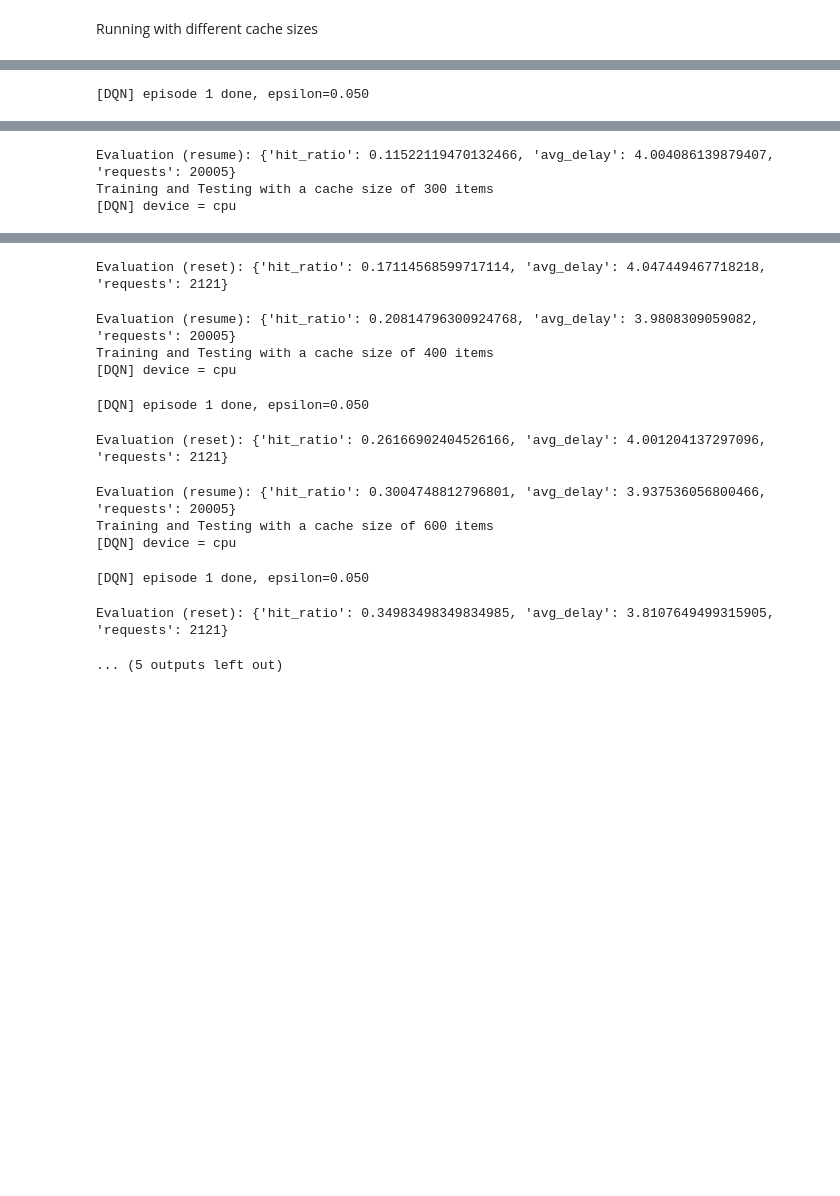
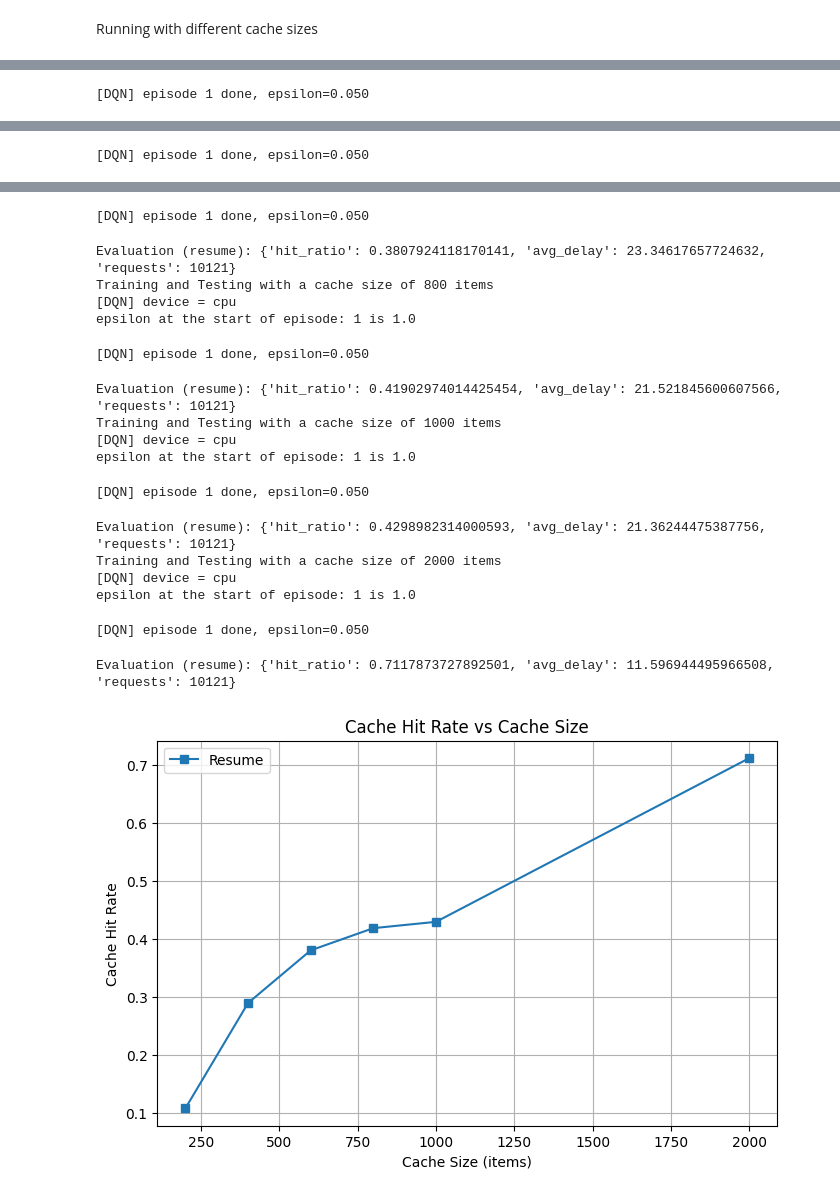
Before and after one commit to MrTbag/Optimum-Caching-Policy-for-IoV, a Jupyter notebook: MACCED.ipynb, the cells around one changed output, grey strips where cells are left out. Drawn from its saved outputs; the diff is of its cells as text; code cells hidden in the pictures; blank space fills up the shorter version.

```diff
--- a/MACCED.ipynb
+++ b/MACCED.ipynb
@@ -653,10 +653,10 @@ SIGMA2 = 3.98e-15           # σ^2 noise power: -114 dBm -> 3.98e-15 W
 # Tx powers (W) from dBm: p_v=3 dBm, p_s=30 dBm, p_M=43 dBm
 P_V = 0.002                 # 3 dBm
 P_S = 1.0                   # 30 dBm
-P_M = 19.95                 # 43 dBm
+P_M = 19.95                # 43 dBm
 
 WIRED_R_RP = 100e6          # R_{R,R'} fixed wired (bits/s), as in paper text
-MBS_DISTANCE = 2_000.0      # meters (assumption; paper doesn’t fix—tunable)
+MBS_DISTANCE = 100_000.0      # meters (assumption; paper doesn’t fix—tunable)
 
 # Large-scale path loss + log-normal shadowing (used by channel_gain below)
 PATHLOSS_EXP = 3.0
@@ -1181,13 +1181,14 @@ def train_dqn_shared(
     train_ratings, user_id_to_idx, movie_id_to_idx,
     episodes=3,
     batch_size=128,
-    replay_cap=50_000,
-    epsilon_start=1.0, epsilon_end=0.05, epsilon_decay=0.995,
-    target_sync=200,
+    replay_cap=500_000,
+    epsilon_start=1.0, epsilon_end=0.05, epsilon_decay=0.999,
+    target_sync=1000,
     lr=LR, gamma=GAMMA,
     device=None,
     train_fraction=1.0,         # <--- NEW: fraction of training timeline to use (0<..<=1)
-    use_prefix_window=True      # <--- NEW: keep first fraction to preserve chronology
+    use_prefix_window=True,      # <--- NEW: keep first fraction to preserve chronology
+    warm_up_min_samples = 10_000
 ):
     """
     Shared DQN across all RSUs. Chronological timestamps; vehicles move by real Δt.
@@ -1230,13 +1231,16 @@ def train_dqn_shared(
     neighbors = rsu_neighbors_map(rsus)
 
     epsilon = epsilon_start
+    epsilon_reset_rate = 0.2
     global_step = 0
 
     for ep in range(1, episodes+1):
+        print(f"epsilon at the start of episode: {ep} is {epsilon}")
         reset_episode(vehicles, rsus)
         init_caches_from_popularity(rsus, vehicles)
         _stamp_prev_rsu_indices(vehicles)
         user2veh = build_user_to_vehicle_map(vehicles)
+        epsilon = max(epsilon, epsilon_start - (epsilon_start * epsilon_reset_rate * ep))
 
         # prev_ts must come from the (possibly sliced) list
         prev_ts = ts_list[0]
@@ -1281,8 +1285,7 @@ def train_dqn_shared(
                 if out is None:
                     continue
 
-                # optimize if buffer ready
-                if len(replay) >= batch_size:
+                if len(replay) >= warm_up_min_samples:
                     s, a, r, s1 = replay.sample(batch_size)
                     s  = torch.from_numpy(s).to(device)             # [B,S]
                     a  = torch.from_numpy(a).to(device).view(-1,1)  # [B,1]
@@ -1507,9 +1465,10 @@ Evaluation (resume): {'hit_ratio': 0.2979255186203449, 'avg_delay': 3.9330568707
 # %% [markdown]
 Running with different cache sizes
 # %%
+ENABLE_ARRIVAL_NUDGE = False
 import matplotlib.pyplot as plt
 
-cache_options = [200, 300, 400, 600, 800]
+cache_options = [200, 400, 600, 800, 1000, 2000]
 
 hit_rates_reset = []
 hit_rates_resume = []
@@ -1527,12 +1486,12 @@ for opt in cache_options:
         rsus, vehicles,
         train_ratings, user_id_to_idx, movie_id_to_idx,
         episodes=1,
-        batch_size=64,
-        train_fraction=0.4,
+        batch_size=128,
+        train_fraction=0.2,
         use_prefix_window=True,
         epsilon_start=1.0,
         epsilon_end=0.05,
-        epsilon_decay=0.99,
+        epsilon_decay=0.999,
     )
 
     # optionally capture the end-of-train world state
@@ -1541,14 +1500,14 @@ for opt in cache_options:
     # 2) evaluate on test set
 
     # (a) RESET
-    metrics_reset = evaluate_dqn_on_test(
-        rsus, vehicles,
-        test_ratings, user_id_to_idx, movie_id_to_idx,
-        q_net,
-        start_mode="reset",
-        test_fraction=1
-    )
-    print("Evaluation (reset):", metrics_reset)
+    # metrics_reset = evaluate_dqn_on_test(
+    #     rsus, vehicles,
+    #     test_ratings, user_id_to_idx, movie_id_to_idx,
+    #     q_net,
+    #     start_mode="reset",
+    #     test_fraction=1
+    # )
+    # print("Evaluation (reset):", metrics_reset)
 
     # (b) RESUME
     metrics_resume = evaluate_dqn_on_test(
@@ -1557,16 +1516,16 @@ for opt in cache_options:
         q_net,
         start_mode="resume",
         resume_snapshot=train_end_snapshot,
-        test_fraction=1
+        test_fraction=0.5
     )
     print("Evaluation (resume):", metrics_resume)
 
-    hit_rates_reset.append(metrics_reset['hit_ratio'])
+    # hit_rates_reset.append(metrics_reset['hit_ratio'])
     hit_rates_resume.append(metrics_resume['hit_ratio'])
 
 # Plot
 plt.figure(figsize=(8,5))
-plt.plot(cache_options, hit_rates_reset, marker="o", label="Reset")
+# plt.plot(cache_options, hit_rates_reset, marker="o", label="Reset")
 plt.plot(cache_options, hit_rates_resume, marker="s", label="Resume")
 plt.xlabel("Cache Size (items)")
 plt.ylabel("Cache Hit Rate")
@@ -1582,3 +1545 @@ Evaluation (reset): {'hit_ratio': 0.09335219236209336, 'avg_delay': 4.0514325475
-Evaluation (resume): {'hit_ratio': 0.11522119470132466, 'avg_delay': 4.004086139879407, 'requests': 20005}
-Training and Testing with a cache size of 300 items
-[DQN] device = cpu
+[DQN] episode 1 done, epsilon=0.050
@@ -1586,12 +1550,18 @@ Training and Testing with a cache size of 300 items
-Evaluation (reset): {'hit_ratio': 0.17114568599717114, 'avg_delay': 4.047449467718218, 'requests': 2121}
+[DQN] episode 1 done, epsilon=0.050
-Evaluation (resume): {'hit_ratio': 0.20814796300924768, 'avg_delay': 3.9808309059082, 'requests': 20005}
-Training and Testing with a cache size of 400 items
+Evaluation (resume): {'hit_ratio': 0.3807924118170141, 'avg_delay': 23.34617657724632, 'requests': 10121}
+Training and Testing with a cache size of 800 items
 [DQN] device = cpu
+epsilon at the start of episode: 1 is 1.0
 [DQN] episode 1 done, epsilon=0.050
-Evaluation (reset): {'hit_ratio': 0.26166902404526166, 'avg_delay': 4.001204137297096, 'requests': 2121}
+Evaluation (resume): {'hit_ratio': 0.41902974014425454, 'avg_delay': 21.521845600607566, 'requests': 10121}
+Training and Testing with a cache size of 1000 items
+[DQN] device = cpu
+epsilon at the start of episode: 1 is 1.0
-Evaluation (resume): {'hit_ratio': 0.3004748812796801, 'avg_delay': 3.937536056800466, 'requests': 20005}
-Training and Testing with a cache size of 600 items
-[DQN] device = cpu
+[DQN] episode 1 done, epsilon=0.050
-[DQN] episode 1 done, epsilon=0.050
+Evaluation (resume): {'hit_ratio': 0.4298982314000593, 'avg_delay': 21.36244475387756, 'requests': 10121}
+Training and Testing with a cache size of 2000 items
+[DQN] device = cpu
+epsilon at the start of episode: 1 is 1.0
-Evaluation (reset): {'hit_ratio': 0.34983498349834985, 'avg_delay': 3.8107649499315905, 'requests': 2121}
+[DQN] episode 1 done, epsilon=0.050
-... (5 outputs left out)
+Evaluation (resume): {'hit_ratio': 0.7117873727892501, 'avg_delay': 11.596944495966508, 'requests': 10121}
+[figure, added]
```
Also changed, not shown: parts of 2 cells of this notebook, 2 other files.
